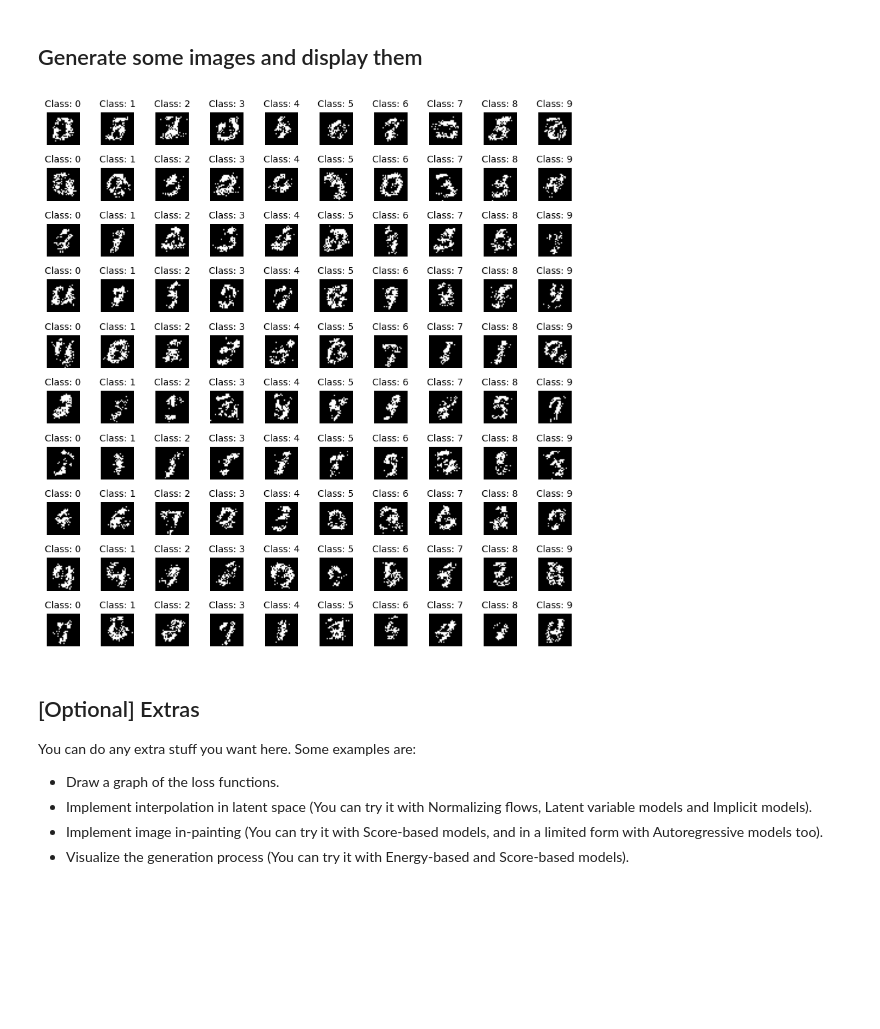
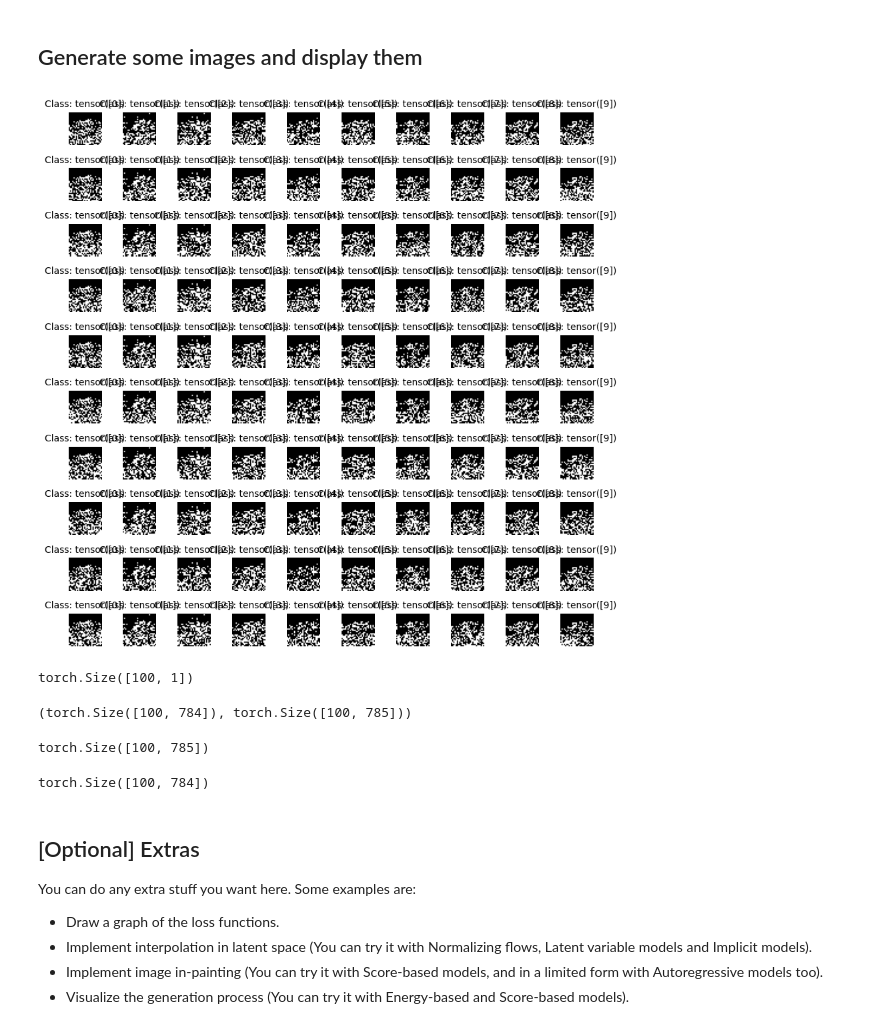
Before and after one commit to AsmaaQ25/GenAI-CMP637-2025, a Jupyter notebook: Notebooks/MNIST.ipynb, the cells around one changed output. Cells and saved outputs as stored; diff of their text form; code cells hidden in the pictures; blank space fills up the shorter version.

```diff
--- a/Notebooks/MNIST.ipynb
+++ b/Notebooks/MNIST.ipynb
@@ -368,31 +195,0 @@ def evaluate(loader):
-# %%
-train_loader = DataLoader(dataset, batch_size=batch_size, shuffle=True)
-val_loader = DataLoader(dataset, batch_size=8, shuffle=False)
-
-for epoch in range(1, 10 + 1):
-    model.train()
-    total_train = 0
-    count_train = 0
-
-    for indx_batch, batch in enumerate(train_loader):
-        # batch is a list of x and y
-        # x is tensor of (batch_size,1,28,38)
-        # y is of batch_size,1
-        x = batch[0].to(device)
-
-        optimizer.zero_grad()
-        nll, _ = model(x)
-        nll.backward()
-
-        # Optional gradient clipping
-        torch.nn.utils.clip_grad_norm_(model.parameters(), grad_clip)
-
-        optimizer.step()
-
-        total_train += nll.item() * x.size(0)
-        count_train += x.size(0)
-
-    train_loss = total_train / count_train
-    val_loss = evaluate(val_loader)
-
-    print(f"Epoch {epoch:03d} | Train NLL: {train_loss:.4f} | Val NLL: {val_loss:.4f}")
@@ -414,9 +269,9 @@ Epoch 10/10 | Loss: 126.2493
 ## [Optional] Save and/or load the model
 # %%
 ## Optional TODO: Save the model if you want to store your work on disk and load it later
-# torch.save(model.state_dict(), "nade_mnist.pth")
+torch.save(model.state_dict(), "made_mnist.pth")
 
-model = RNADE(input_dim=784, hidden_dim=16)
-model.load_state_dict(torch.load("nade_mnist.pth"))
+model = ConditionalMADE()
+model.load_state_dict(torch.load("made_mnist.pth"))
 model.eval()
 # %% [output]
@@ -432,19 +290,43 @@ NADE()
 # Return: A tensor of shape [Batch Size, 1, Height, Width] and type float32
 
 def generate(y: torch.Tensor) -> torch.Tensor:
-  batch_size = y.shape[0]
+  #batch_size = y.shape[0]
   model.eval()
-  new_x = model.sample(batch_size=batch_size)
+  new_x = model.sample(y)
   return new_x
 # %% [markdown]
 ## Generate some images and display them
 # %%
 # Generate 100 images (10 images per class x 10 classes)
-y = torch.tensor([i for _ in range(10) for i in range(10)], dtype=torch.long)
+y = torch.tensor([[i for _ in range(10) for i in range(10)]], dtype=torch.long)
+y = y.view(100,1)
 x = generate(y)
 show_images(x, y)
 # %% [output]
-[figure, old version]
+[figure, new version]
+# %%
+y = torch.tensor([i for _ in range(10) for i in range(10)], dtype=torch.long)
+y = y.view(-1,1)
+y.shape
+# %% [output]
+torch.Size([100, 1])
+# %%
+x = torch.zeros(100, 28*28, device="cpu")
+for i in range(28*28):
+    h = torch.cat([x, y], dim=-1)
+x.shape, h.shape
+# %% [output]
+(torch.Size([100, 784]), torch.Size([100, 785]))
+# %%
+x.shape, y.shape
+y.reshape(-1)
+h.shape
+# %% [output]
+torch.Size([100, 785])
+# %%
+x.shape
+# %% [output]
+torch.Size([100, 784])
 # %% [markdown]
 ## [Optional] Extras
 
```
Also changed, not shown: parts of 14 cells of this notebook.
